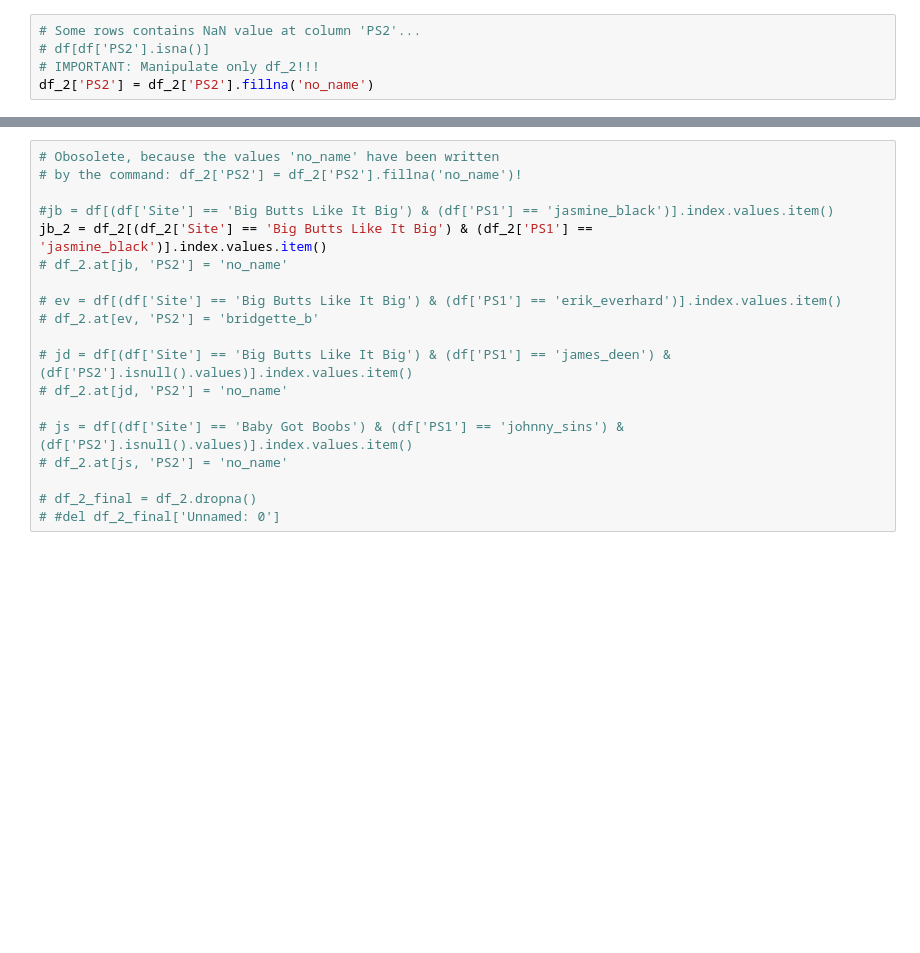
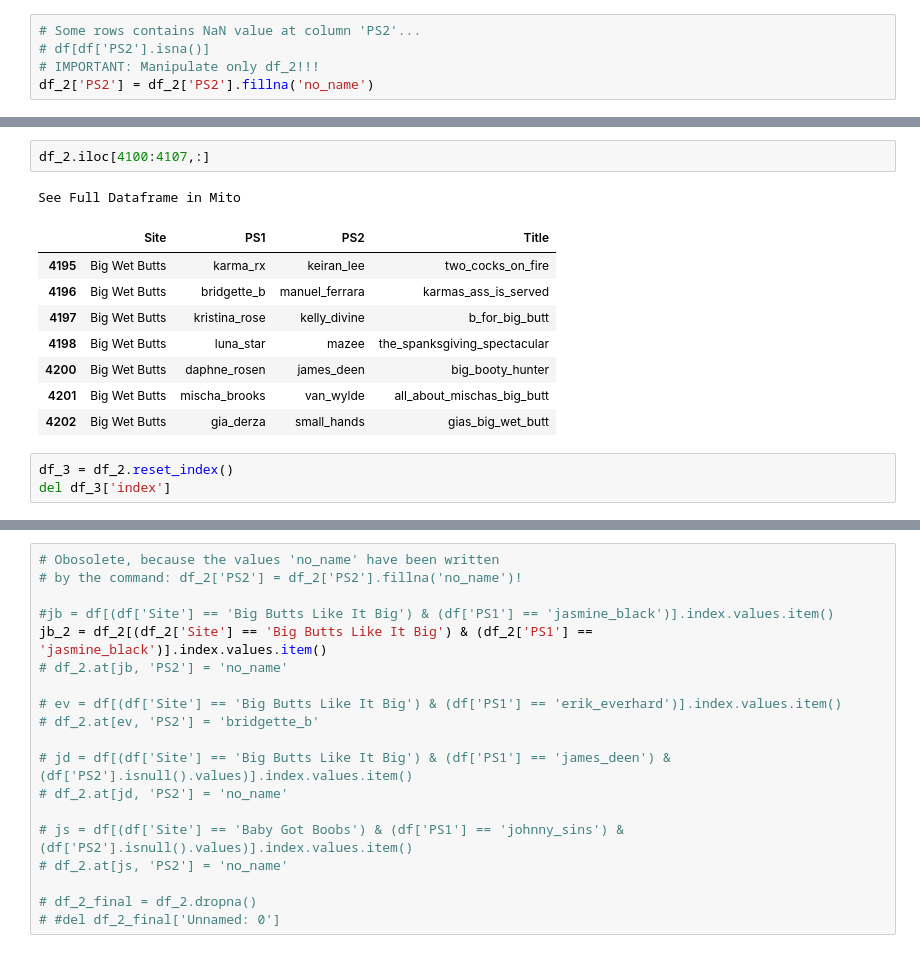
Before and after one commit to docwerder/braz, a Jupyter notebook: site_scans/full_scan.ipynb, the cells around one changed output, grey strips where cells are left out. Saved outputs shown, nothing was run; the diff lists cells and outputs as text; blank space fills up the shorter version.

```diff
--- a/site_scans/full_scan.ipynb
+++ b/site_scans/full_scan.ipynb
@@ -185,0 +197,15 @@ See Full Dataframe in Mito
+# %%
+df_2.iloc[4100:4107,:]
+# %% [output]
+See Full Dataframe in Mito
+|  | Site | PS1 | PS2 | Title |
+| 4195 | Big Wet Butts | karma_rx | keiran_lee | two_cocks_on_fire |
+| 4196 | Big Wet Butts | bridgette_b | manuel_ferrara | karmas_ass_is_served |
+| 4197 | Big Wet Butts | kristina_rose | kelly_divine | b_for_big_butt |
+| 4198 | Big Wet Butts | luna_star | mazee | the_spanksgiving_spectacular |
+| 4200 | Big Wet Butts | daphne_rosen | james_deen | big_booty_hunter |
+| 4201 | Big Wet Butts | mischa_brooks | van_wylde | all_about_mischas_big_butt |
+| 4202 | Big Wet Butts | gia_derza | small_hands | gias_big_wet_butt |
+# %%
+df_3 = df_2.reset_index()
+del df_3['index']
```
Also changed, not shown: parts of 23 cells of this notebook, 7 other files.
